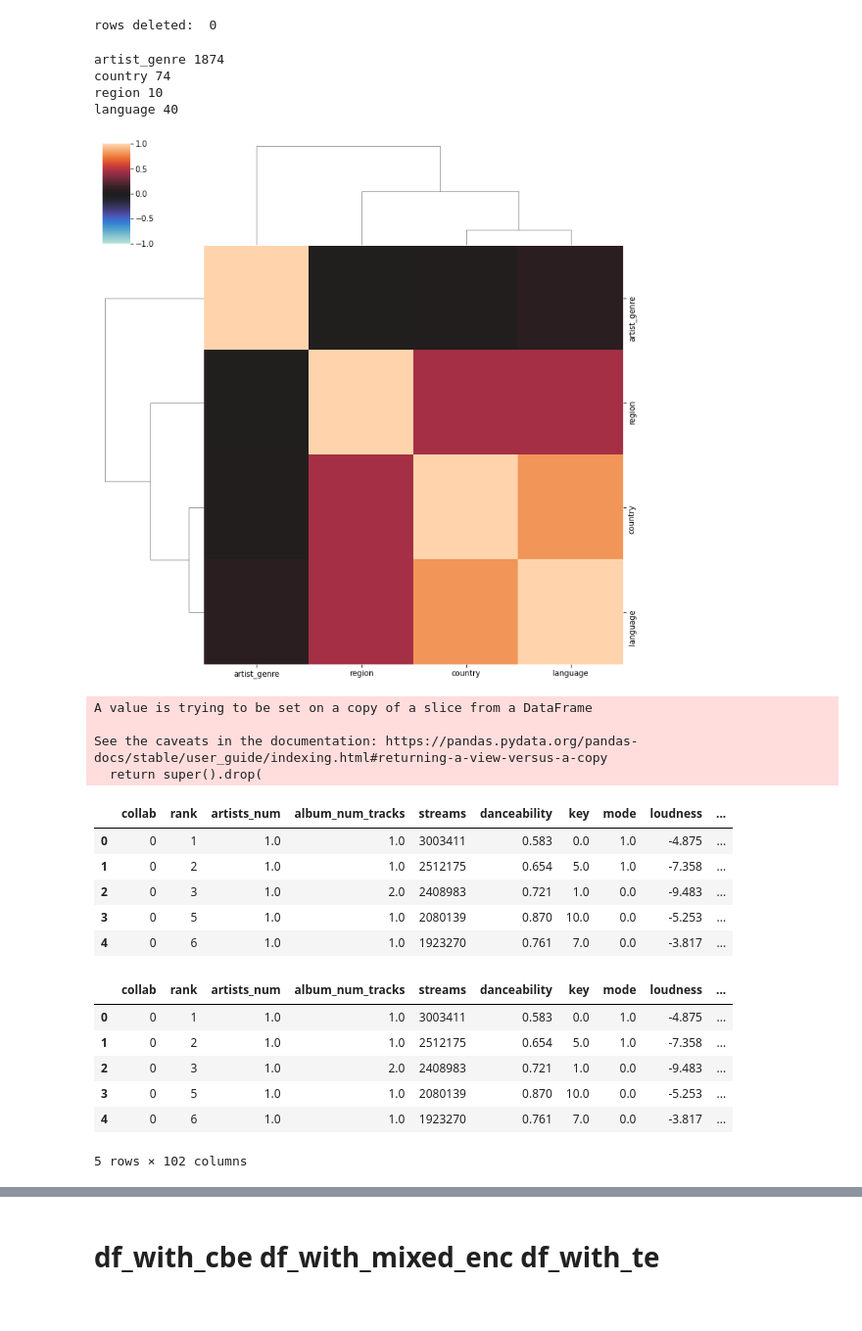
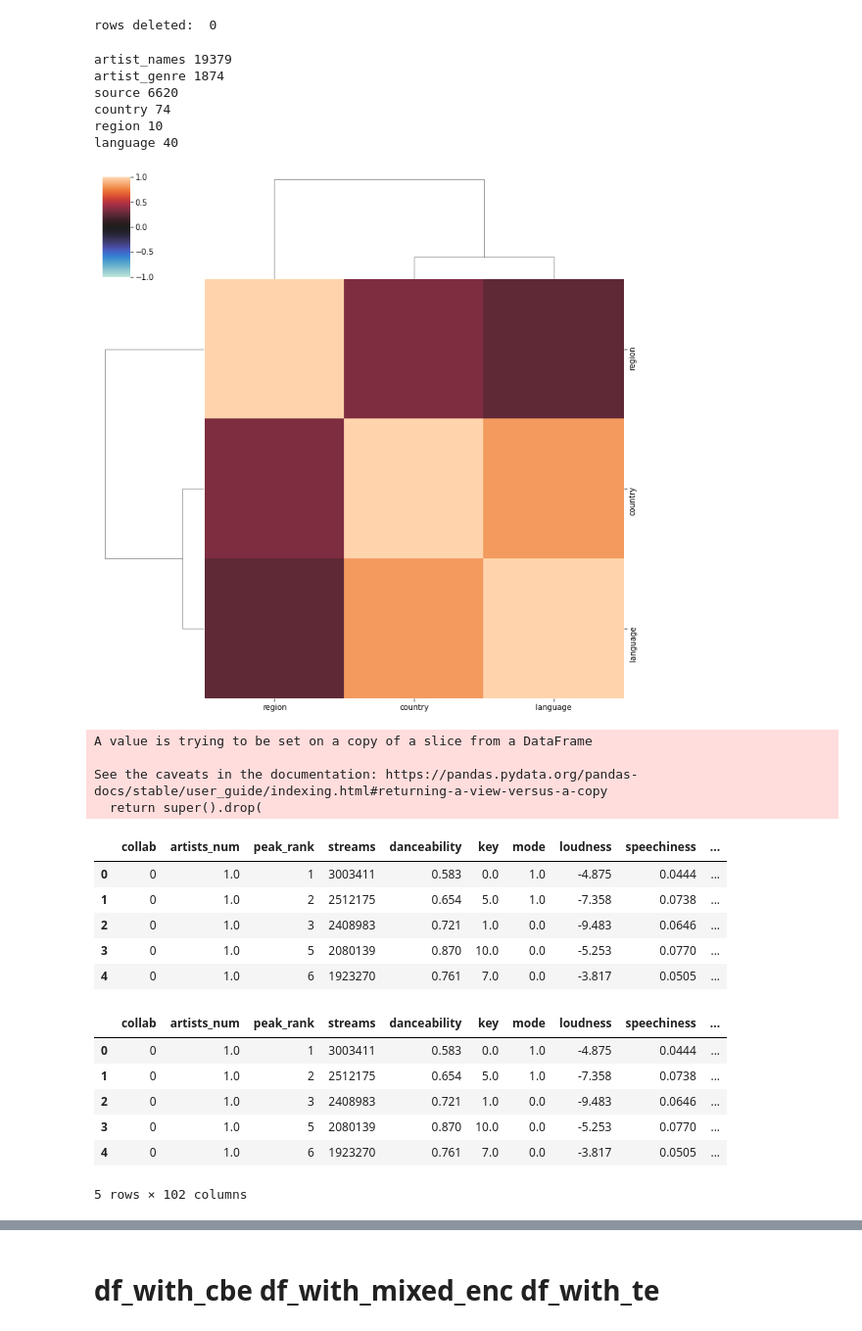
Before and after one commit to f1yToMoon/ai-fundamentals-project, a Jupyter notebook: music.ipynb, the cells around one changed output, grey strips where cells are left out. Shown at 98% size. Drawn from its saved outputs; the diff is of its cells as text; code cells hidden in the pictures.

```diff
--- a/music.ipynb
+++ b/music.ipynb
@@ -25,7 +25,7 @@ df.head()
 5 rows × 36 columns
 # %%
 df.drop(
-    ['Unnamed: 0', 'uri','artist_names','artist_individual','artist_id', 'artist_img', 'track_name', 'release_date', 'album_cover', 'source', 'week', 'previous_rank', 'peak_rank', 'weeks_on_chart'],
+    ['Unnamed: 0', 'uri', 'artist_individual', 'artist_id', 'artist_img', 'track_name', 'album_num_tracks', 'album_cover', 'weeks_on_chart', 'rank', 'previous_rank', 'week', 'pivot', 'release_date'],
     axis=1,
     inplace=True
 )
@@ -72,11 +72,12 @@ print("rows deleted: ", rows_count -  df.shape[0])
 rows deleted:  73
 # %%
 columns_to_numeric = list(df.columns)
-columns_not_to_numeric = ['artist_genre', 'country', 'region', 'language']
+columns_not_to_numeric = ['artist_genre', 'country', 'region', 'language', 'artist_names', 'source']
 for column in columns_not_to_numeric:
     if column in columns_to_numeric:
         columns_to_numeric.remove(column)
 columns_to_numeric
+#df['release_date'] = df['release_date'].apply(pd.to_datetime)
 df[columns_to_numeric] = df[columns_to_numeric].apply(pd.to_numeric, errors='coerce')
 # %%
 df.info()
@@ -210,14 +211,16 @@ num_df = df.select_dtypes(exclude=['object'])
 for column in cat_df:
     print(column, cat_df[column].nunique())
 # %% [output]
+artist_names 19379
 artist_genre 1874
+source 6620
 country 74
 region 10
 language 40
 # %%
 target_encoder = ce.TargetEncoder()
-te_df = target_encoder.fit_transform(cat_df, df['rank'])
+te_df = target_encoder.fit_transform(cat_df[['country', 'language', 'region']], df['peak_rank'])
 corrplot(te_df, annot=None)
 # %% [output]
-[figure, old version]
+[figure, new version]
 # %%
@@ -229,27 +231,29 @@ A value is trying to be set on a copy of a slice from a DataFrame
 See the caveats in the documentation: https://pandas.pydata.org/pandas-docs/stable/user_guide/indexing.html#returning-a-view-versus-a-copy
   return super().drop(
 # %%
-df_with_te = pd.concat([num_df, te_df], axis=1, join='inner')
+target_encoder_ = ce.TargetEncoder()
+te_df_ = target_encoder.fit_transform(cat_df, df['peak_rank'])
+df_with_te = pd.concat([num_df, te_df_], axis=1, join='inner')
 df_with_te.head()
 # %% [output]
-|  | collab | rank | artists_num | album_num_tracks | streams | danceability | key | mode | loudness | ... |
-| 0 | 0 | 1 | 1.0 | 1.0 | 3003411 | 0.583 | 0.0 | 1.0 | -4.875 | ... |
-| 1 | 0 | 2 | 1.0 | 1.0 | 2512175 | 0.654 | 5.0 | 1.0 | -7.358 | ... |
-| 2 | 0 | 3 | 1.0 | 2.0 | 2408983 | 0.721 | 1.0 | 0.0 | -9.483 | ... |
-| 3 | 0 | 5 | 1.0 | 1.0 | 2080139 | 0.870 | 10.0 | 0.0 | -5.253 | ... |
-| 4 | 0 | 6 | 1.0 | 1.0 | 1923270 | 0.761 | 7.0 | 0.0 | -3.817 | ... |
+|  | collab | artists_num | peak_rank | streams | danceability | key | mode | loudness | speechiness | ... |
+| 0 | 0 | 1.0 | 1 | 3003411 | 0.583 | 0.0 | 1.0 | -4.875 | 0.0444 | ... |
+| 1 | 0 | 1.0 | 2 | 2512175 | 0.654 | 5.0 | 1.0 | -7.358 | 0.0738 | ... |
+| 2 | 0 | 1.0 | 3 | 2408983 | 0.721 | 1.0 | 0.0 | -9.483 | 0.0646 | ... |
+| 3 | 0 | 1.0 | 5 | 2080139 | 0.870 | 10.0 | 0.0 | -5.253 | 0.0770 | ... |
+| 4 | 0 | 1.0 | 6 | 1923270 | 0.761 | 7.0 | 0.0 | -3.817 | 0.0505 | ... |
 # %%
 ohe_df = pd.get_dummies(cat_df[['region', 'country']])
 # %%
-df_with_mixed_enc = pd.concat([num_df, ohe_df, te_df['artist_genre']], axis=1, join='inner')
+df_with_mixed_enc = pd.concat([num_df, ohe_df, te_df_[['artist_genre', 'source', 'artist_names']]], axis=1, join='inner')
 df_with_mixed_enc.head()
 # %% [output]
-|  | collab | rank | artists_num | album_num_tracks | streams | danceability | key | mode | loudness | ... |
-| 0 | 0 | 1 | 1.0 | 1.0 | 3003411 | 0.583 | 0.0 | 1.0 | -4.875 | ... |
-| 1 | 0 | 2 | 1.0 | 1.0 | 2512175 | 0.654 | 5.0 | 1.0 | -7.358 | ... |
-| 2 | 0 | 3 | 1.0 | 2.0 | 2408983 | 0.721 | 1.0 | 0.0 | -9.483 | ... |
-| 3 | 0 | 5 | 1.0 | 1.0 | 2080139 | 0.870 | 10.0 | 0.0 | -5.253 | ... |
-| 4 | 0 | 6 | 1.0 | 1.0 | 1923270 | 0.761 | 7.0 | 0.0 | -3.817 | ... |
+|  | collab | artists_num | peak_rank | streams | danceability | key | mode | loudness | speechiness | ... |
+| 0 | 0 | 1.0 | 1 | 3003411 | 0.583 | 0.0 | 1.0 | -4.875 | 0.0444 | ... |
+| 1 | 0 | 1.0 | 2 | 2512175 | 0.654 | 5.0 | 1.0 | -7.358 | 0.0738 | ... |
+| 2 | 0 | 1.0 | 3 | 2408983 | 0.721 | 1.0 | 0.0 | -9.483 | 0.0646 | ... |
+| 3 | 0 | 1.0 | 5 | 2080139 | 0.870 | 10.0 | 0.0 | -5.253 | 0.0770 | ... |
+| 4 | 0 | 1.0 | 6 | 1923270 | 0.761 | 7.0 | 0.0 | -3.817 | 0.0505 | ... |
 5 rows × 102 columns
 # %%
 cbe_encoder = ce.cat_boost.CatBoostEncoder()
```
Also changed, not shown: parts of 12 cells of this notebook.
